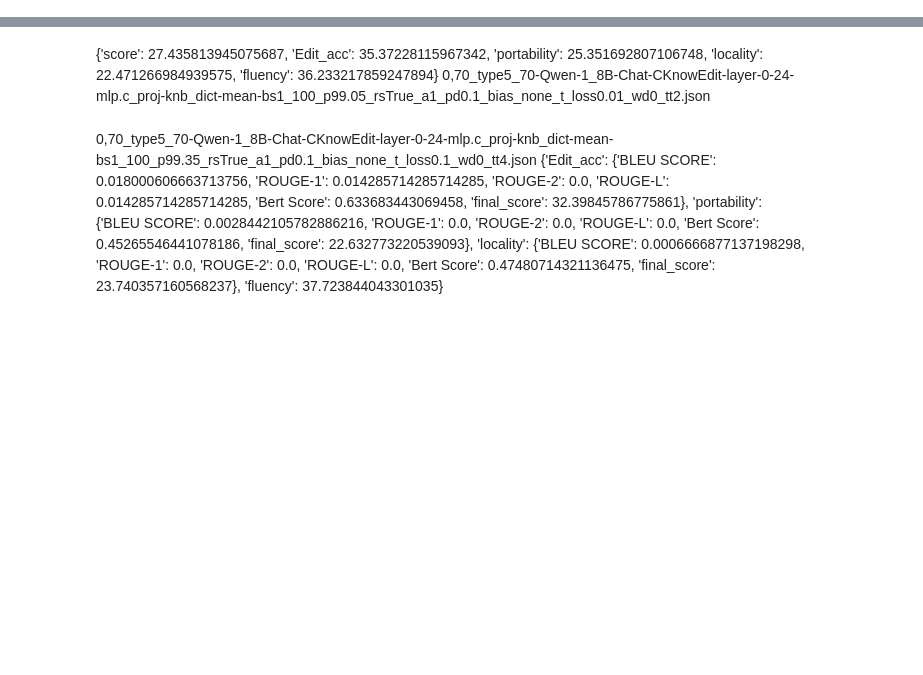
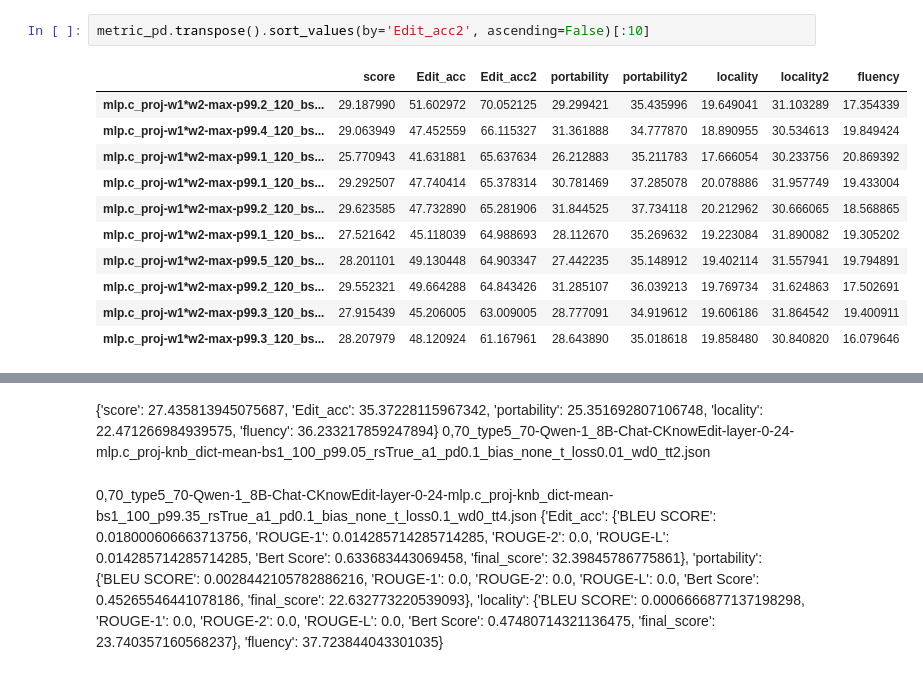
Before and after one commit to leonz-z/EasyEdit, a Jupyter notebook: evaluate/evaluate.ipynb, the cells around one changed output, grey strips where cells are left out. Cells and saved outputs as stored; diff of their text form; blank space fills up the shorter version.

```diff
--- a/evaluate/evaluate.ipynb
+++ b/evaluate/evaluate.ipynb
@@ -191,0 +267,14 @@ metric_dict = {}
+# %%
+metric_pd.transpose().sort_values(by='Edit_acc2', ascending=False)[:10]
+# %% [output]
+|  | score | Edit_acc | Edit_acc2 | portability | portability2 | locality | locality2 | fluency |
+| mlp.c_proj-w1*w2-max-p99.2_120_bs... | 29.187990 | 51.602972 | 70.052125 | 29.299421 | 35.435996 | 19.649041 | 31.103289 | 17.354339 |
+| mlp.c_proj-w1*w2-max-p99.4_120_bs... | 29.063949 | 47.452559 | 66.115327 | 31.361888 | 34.777870 | 18.890955 | 30.534613 | 19.849424 |
+| mlp.c_proj-w1*w2-max-p99.1_120_bs... | 25.770943 | 41.631881 | 65.637634 | 26.212883 | 35.211783 | 17.666054 | 30.233756 | 20.869392 |
+| mlp.c_proj-w1*w2-max-p99.1_120_bs... | 29.292507 | 47.740414 | 65.378314 | 30.781469 | 37.285078 | 20.078886 | 31.957749 | 19.433004 |
+| mlp.c_proj-w1*w2-max-p99.2_120_bs... | 29.623585 | 47.732890 | 65.281906 | 31.844525 | 37.734118 | 20.212962 | 30.666065 | 18.568865 |
+| mlp.c_proj-w1*w2-max-p99.1_120_bs... | 27.521642 | 45.118039 | 64.988693 | 28.112670 | 35.269632 | 19.223084 | 31.890082 | 19.305202 |
+| mlp.c_proj-w1*w2-max-p99.5_120_bs... | 28.201101 | 49.130448 | 64.903347 | 27.442235 | 35.148912 | 19.402114 | 31.557941 | 19.794891 |
+| mlp.c_proj-w1*w2-max-p99.2_120_bs... | 29.552321 | 49.664288 | 64.843426 | 31.285107 | 36.039213 | 19.769734 | 31.624863 | 17.502691 |
+| mlp.c_proj-w1*w2-max-p99.3_120_bs... | 27.915439 | 45.206005 | 63.009005 | 28.777091 | 34.919612 | 19.606186 | 31.864542 | 19.400911 |
+| mlp.c_proj-w1*w2-max-p99.3_120_bs... | 28.207979 | 48.120924 | 61.167961 | 28.643890 | 35.018618 | 19.858480 | 30.840820 | 16.079646 |
```
Also changed, not shown: parts of 25 cells of this notebook.
